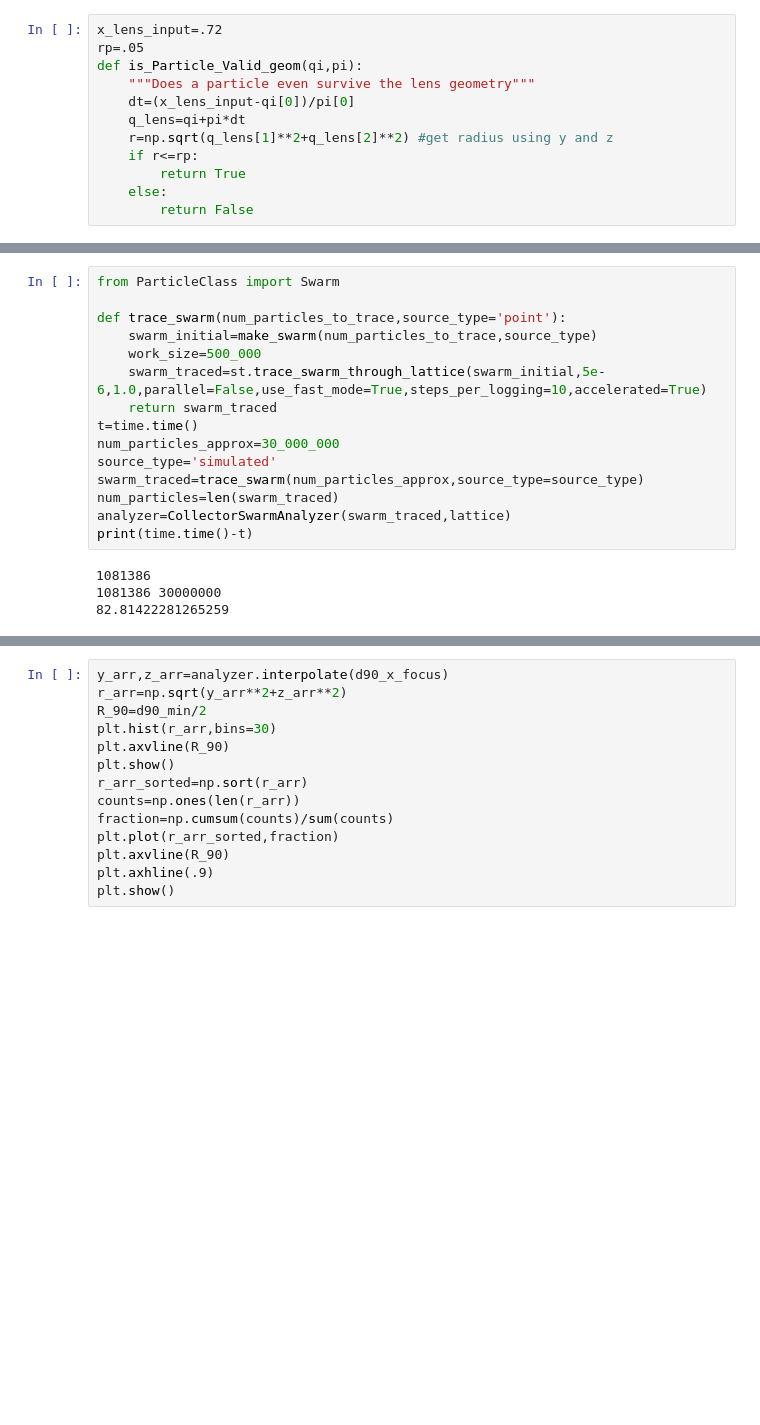
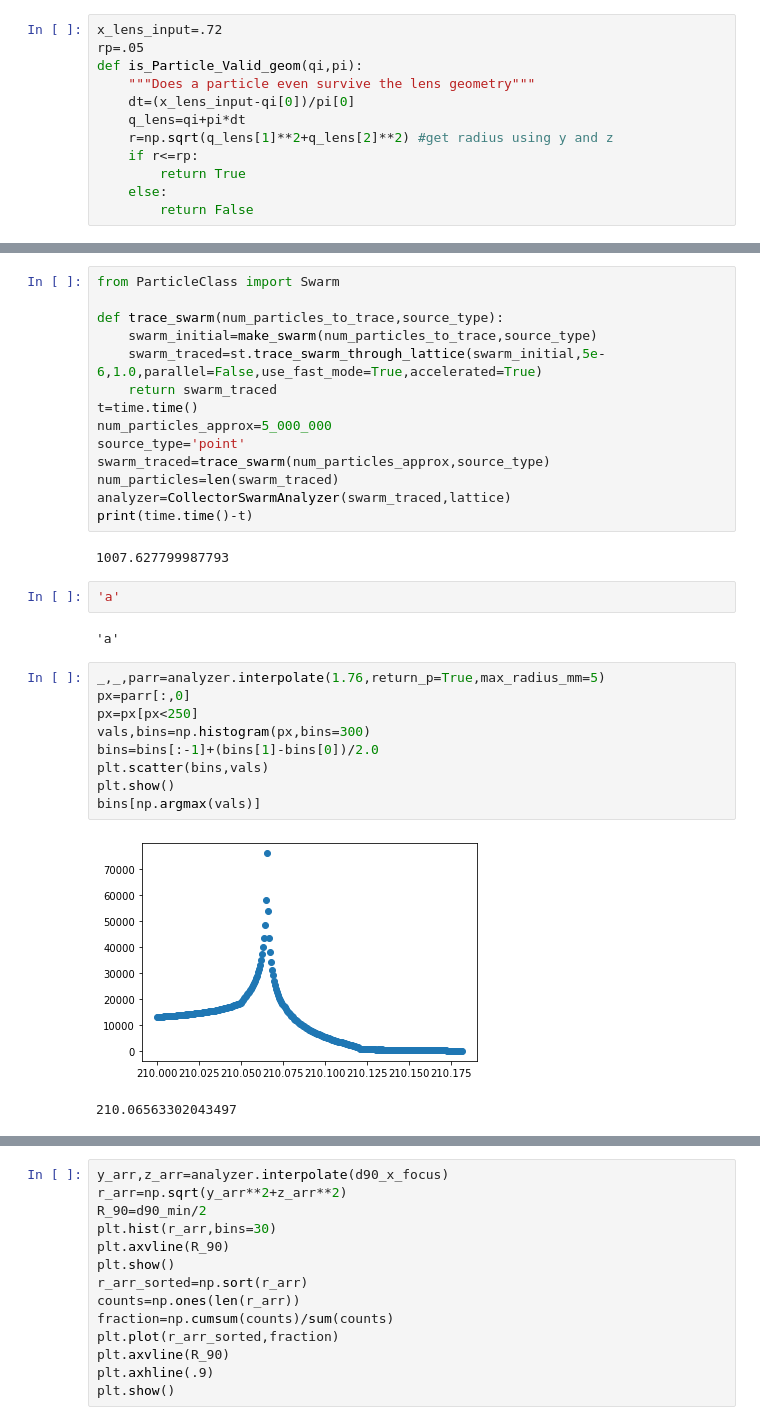
Before and after one commit to BillyTheKidPhysicist/storageRing, a Jupyter notebook: storageRingModel/analysis/collectorLensAnalysis.ipynb, the cells around one changed output, grey strips where cells are left out. Cells and saved outputs as stored; diff of their text form; blank space fills up the shorter version.

```diff
--- a/storageRingModel/analysis/collectorLensAnalysis.ipynb
+++ b/storageRingModel/analysis/collectorLensAnalysis.ipynb
@@ -88,21 +117,34 @@ def make_swarm(num_particles_to_trace,source_type):
 # %%
 from ParticleClass import Swarm
 
-def trace_swarm(num_particles_to_trace,source_type='point'):
+def trace_swarm(num_particles_to_trace,source_type):
     swarm_initial=make_swarm(num_particles_to_trace,source_type)
-    work_size=500_000
-    swarm_traced=st.trace_swarm_through_lattice(swarm_initial,5e-6,1.0,parallel=False,use_fast_mode=True,steps_per_logging=10,accelerated=True)
+    swarm_traced=st.trace_swarm_through_lattice(swarm_initial,5e-6,1.0,parallel=False,use_fast_mode=True,accelerated=True)
     return swarm_traced
 t=time.time()
-num_particles_approx=30_000_000
-source_type='simulated'
-swarm_traced=trace_swarm(num_particles_approx,source_type=source_type)
+num_particles_approx=5_000_000
+source_type='point'
+swarm_traced=trace_swarm(num_particles_approx,source_type)
 num_particles=len(swarm_traced)
 analyzer=CollectorSwarmAnalyzer(swarm_traced,lattice)
 print(time.time()-t)
 # %% [output]
-1081386
-1081386 30000000
-82.81422281265259
+1007.627799987793
+# %%
+'a'
+# %% [output]
+'a'
+# %%
+_,_,parr=analyzer.interpolate(1.76,return_p=True,max_radius_mm=5)
+px=parr[:,0]
+px=px[px<250]
+vals,bins=np.histogram(px,bins=300)
+bins=bins[:-1]+(bins[1]-bins[0])/2.0
+plt.scatter(bins,vals)
+plt.show()
+bins[np.argmax(vals)]
+# %% [output]
+[figure, added]
+210.06563302043497
 # %%
 %matplotlib inline
```
Also changed, not shown: parts of 23 cells of this notebook, 53 other files.
